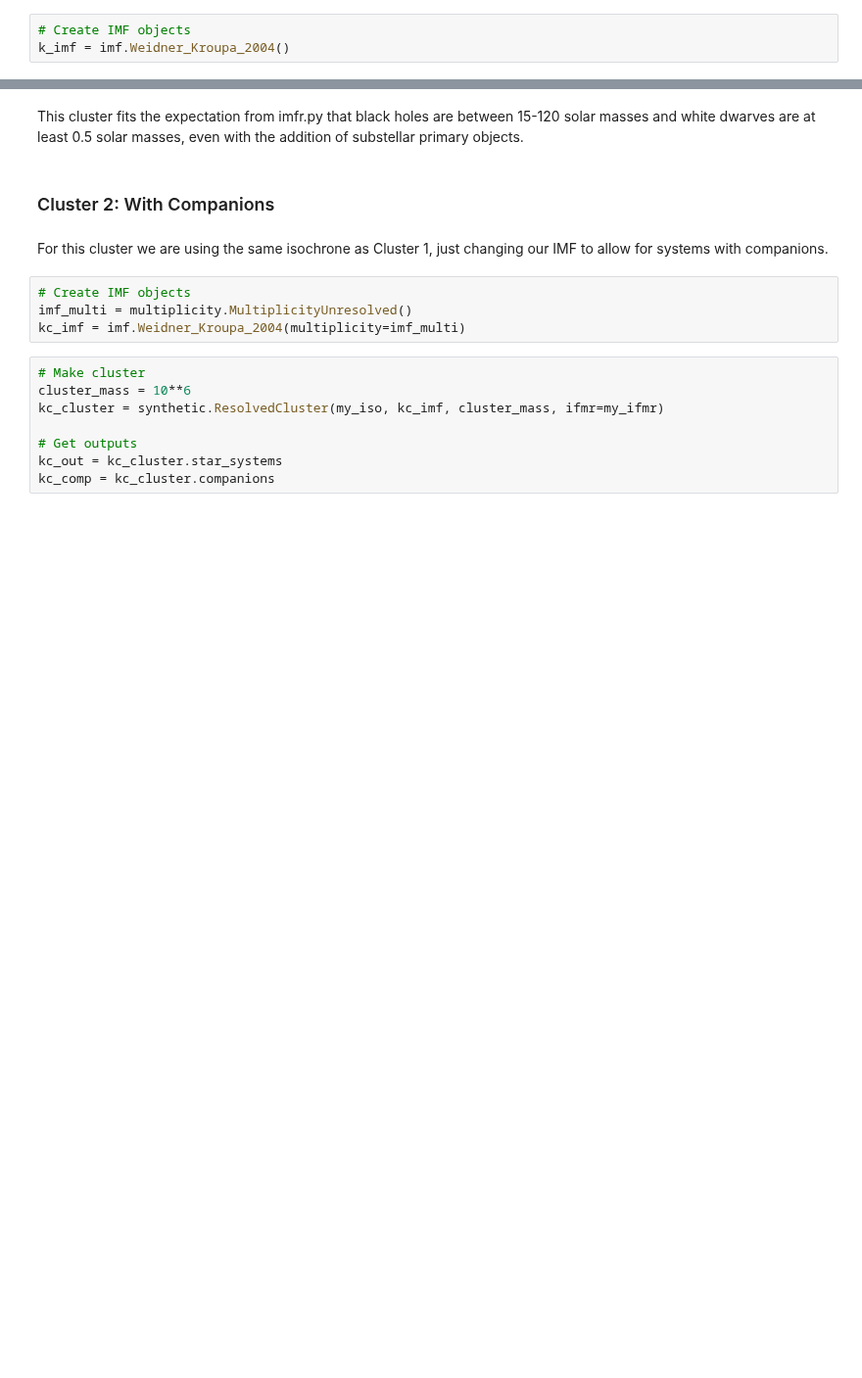
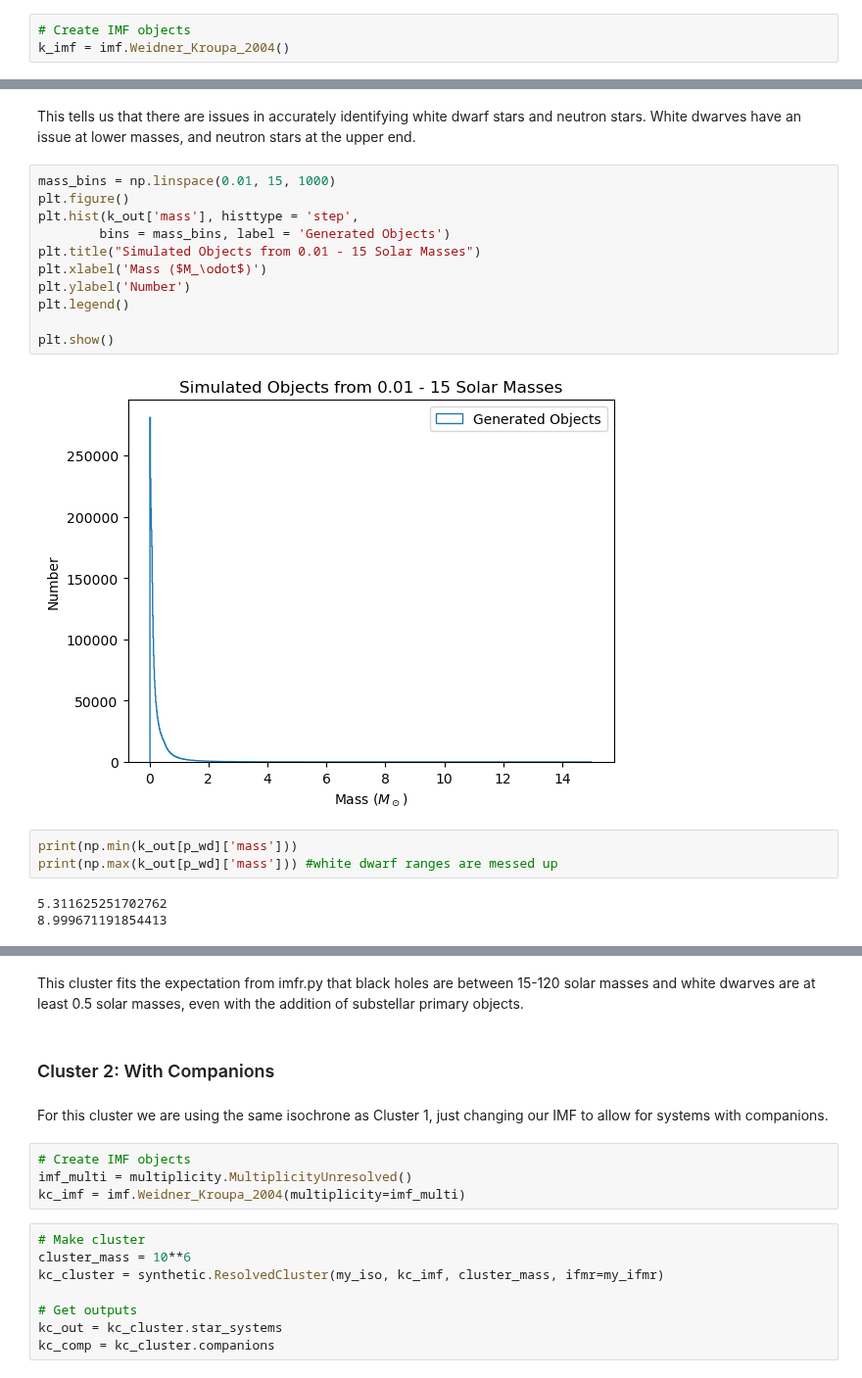
Before and after one commit to astropy/SPISEA, a Jupyter notebook: changes/Compact_Multiplicity.ipynb, the cells around one changed output, grey strips where cells are left out. Shown at 98% size. Cells and saved outputs as stored; diff of their text form; blank space fills up the shorter version.

```diff
--- a/changes/Compact_Multiplicity.ipynb
+++ b/changes/Compact_Multiplicity.ipynb
@@ -67,3 +175,24 @@ plt.show()
+# %% [markdown]
+This tells us that there are issues in accurately identifying white dwarf stars and neutron stars. White dwarves have an issue at lower masses, and neutron stars at the upper end.
+# %%
+mass_bins = np.linspace(0.01, 15, 1000)
+plt.figure()
+plt.hist(k_out['mass'], histtype = 'step',
+        bins = mass_bins, label = 'Generated Objects')
+plt.title("Simulated Objects from 0.01 - 15 Solar Masses")
+plt.xlabel('Mass ($M_\odot$)')
+plt.ylabel('Number')
+plt.legend()
+
+plt.show()
+# %% [output]
+[figure, added]
+# %%
+print(np.min(k_out[p_wd]['mass']))
+print(np.max(k_out[p_wd]['mass'])) #white dwarf ranges are messed up
+# %% [output]
+5.311625251702762
+8.999671191854413
 # %%
 # Finding the minimum mass of a generated object
 print("Smallest mass of a generated object: " + str(np.min(k_out['mass'])))
```
Also changed, not shown: parts of 18 cells of this notebook, 4 other files.
